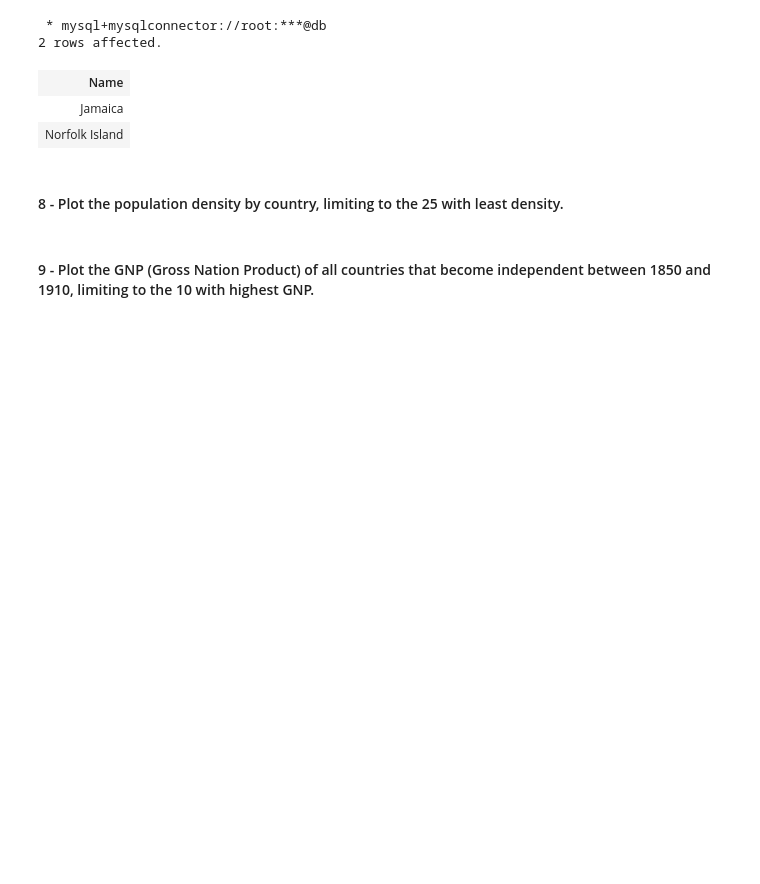
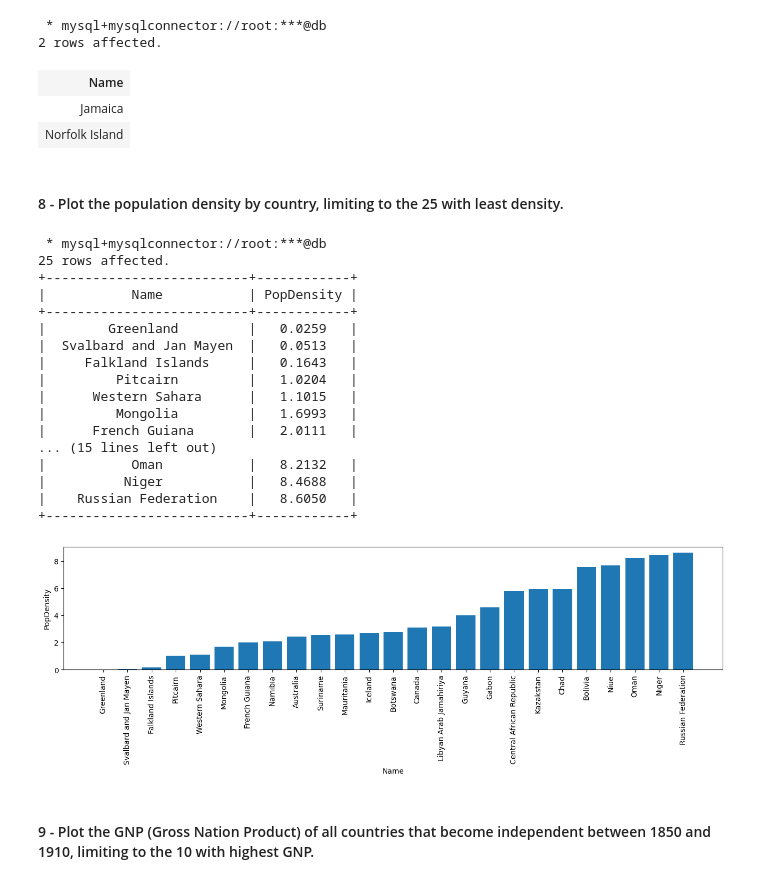
Before and after one commit to gulbord/MAPD-B, a Jupyter notebook: mysql/notebooks/MySQL.ipynb, the cells around one changed output. Cells and saved outputs as stored; diff of their text form; code cells hidden in the pictures; blank space fills up the shorter version.

```diff
--- a/mysql/notebooks/MySQL.ipynb
+++ b/mysql/notebooks/MySQL.ipynb
@@ -1499,13 +1496,36 @@ WHERE city.Name = "Kingston";
 # %% [markdown]
 #### 8 - Plot the population density by country, limiting to the 25 with least density.
 # %%
-res_ = %sql SELECT     FROM     ORDER BY        LIMIT ;
+res_ = %sql SELECT Name, Population / SurfaceArea AS PopDensity \
+            FROM country \
+            WHERE Population > 0 \
+            ORDER BY PopDensity \
+            LIMIT 25;
 
 print(res_)
 
-plt.figure(figsize=(16,3))
+plt.figure(figsize=(16, 3))
 res_.bar();
 plt.xticks(rotation='vertical');
+# %% [output]
+ * mysql+mysqlconnector://root:***@db
+25 rows affected.
++--------------------------+------------+
+|           Name           | PopDensity |
++--------------------------+------------+
+|        Greenland         |   0.0259   |
+|  Svalbard and Jan Mayen  |   0.0513   |
+|     Falkland Islands     |   0.1643   |
+|         Pitcairn         |   1.0204   |
+|      Western Sahara      |   1.1015   |
+|         Mongolia         |   1.6993   |
+|      French Guiana       |   2.0111   |
+... (15 lines left out)
+|           Oman           |   8.2132   |
+|          Niger           |   8.4688   |
+|    Russian Federation    |   8.6050   |
++--------------------------+------------+
+[figure, added]
 # %% [markdown]
 #### 9 - Plot the GNP (Gross Nation Product) of all countries that become independent between 1850 and 1910, limiting to the 10 with highest GNP.
 # %%
```
Also changed, not shown: parts of 11 cells of this notebook.
